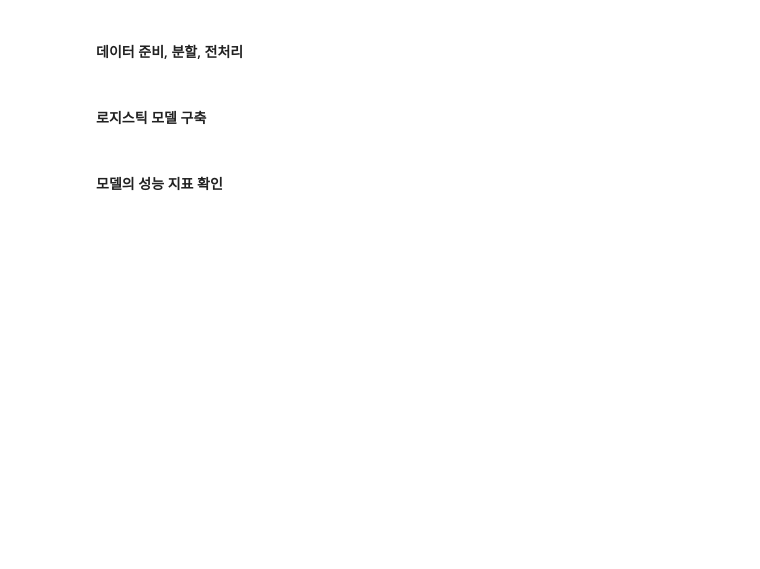
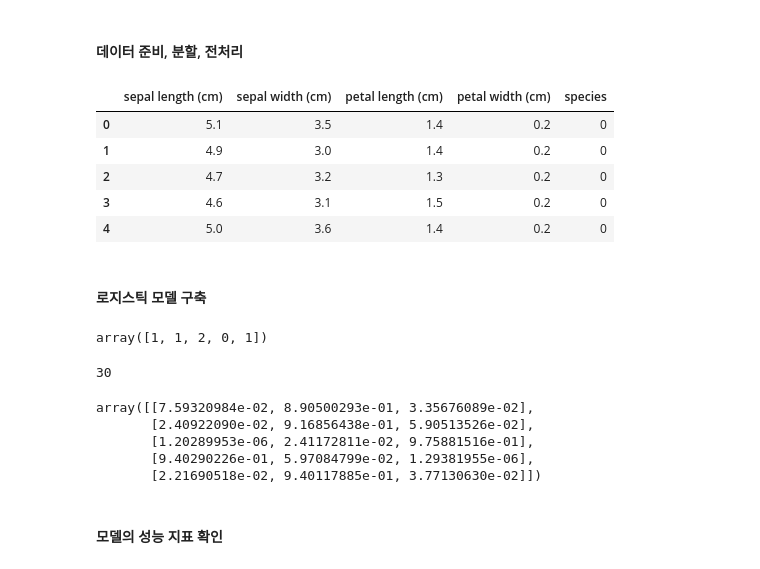
Before and after one commit to jewoodev/Deep_and_Machine_Learning, a Jupyter notebook: 110~/270.0.logistic_regression.ipynb, the cells around one changed output. Saved outputs shown, nothing was run; the diff lists cells and outputs as text; code cells hidden in the pictures; blank space fills up the shorter version.

```diff
--- a/110~/270.0.logistic_regression.ipynb
+++ b/110~/270.0.logistic_regression.ipynb
@@ -300,4 +369,13 @@ sns.pairplot(iris_df, hue='species');
 # %% [markdown]
 #### 데이터 준비, 분할, 전처리
+# %%
+iris_df.head()
+# %% [output]
+|  | sepal length (cm) | sepal width (cm) | petal length (cm) | petal width (cm) | species |
+| 0 | 5.1 | 3.5 | 1.4 | 0.2 | 0 |
+| 1 | 4.9 | 3.0 | 1.4 | 0.2 | 0 |
+| 2 | 4.7 | 3.2 | 1.3 | 0.2 | 0 |
+| 3 | 4.6 | 3.1 | 1.5 | 0.2 | 0 |
+| 4 | 5.0 | 3.6 | 1.4 | 0.2 | 0 |
 # %%
 # X, y 설정하기
@@ -314,9 +401,31 @@ sns.pairplot(iris_df, hue='species');
 # 로지스틱 회귀 객체 생성
 # 꽃의 종류가 3가지(이진 분류가 아님, solver, multiclass option을 주는 이유)
 
+from sklearn.linear_model import LogisticRegression
 
+lr = LogisticRegression(multi_class='auto', solver='lbfgs', \
+    random_state=1)
+
+lr.fit(X_train_scaled, y_train)
 
 # 테스트 데이터를 모델에 적용하여 y_pred 구하기
+y_pred = lr.predict(X_test_scaled)
+y_pred[:5]
+# %% [output]
+array([1, 1, 2, 0, 1])
+# %%
+len(X_test_scaled)
+# %% [output]
+30
+# %%
+# 확률을 확인
+lr.predict_proba(X_test_scaled)[:5]
+# %% [output]
+array([[7.59320984e-02, 8.90500293e-01, 3.35676089e-02],
+       [2.40922090e-02, 9.16856438e-01, 5.90513526e-02],
+       [1.20289953e-06, 2.41172811e-02, 9.75881516e-01],
+       [9.40290226e-01, 5.97084799e-02, 1.29381955e-06],
+       [2.21690518e-02, 9.40117885e-01, 3.77130630e-02]])
 # %% [markdown]
 #### 모델의 성능 지표 확인
 # %%
```
Also changed, not shown: parts of 11 cells of this notebook, 2 other files.
